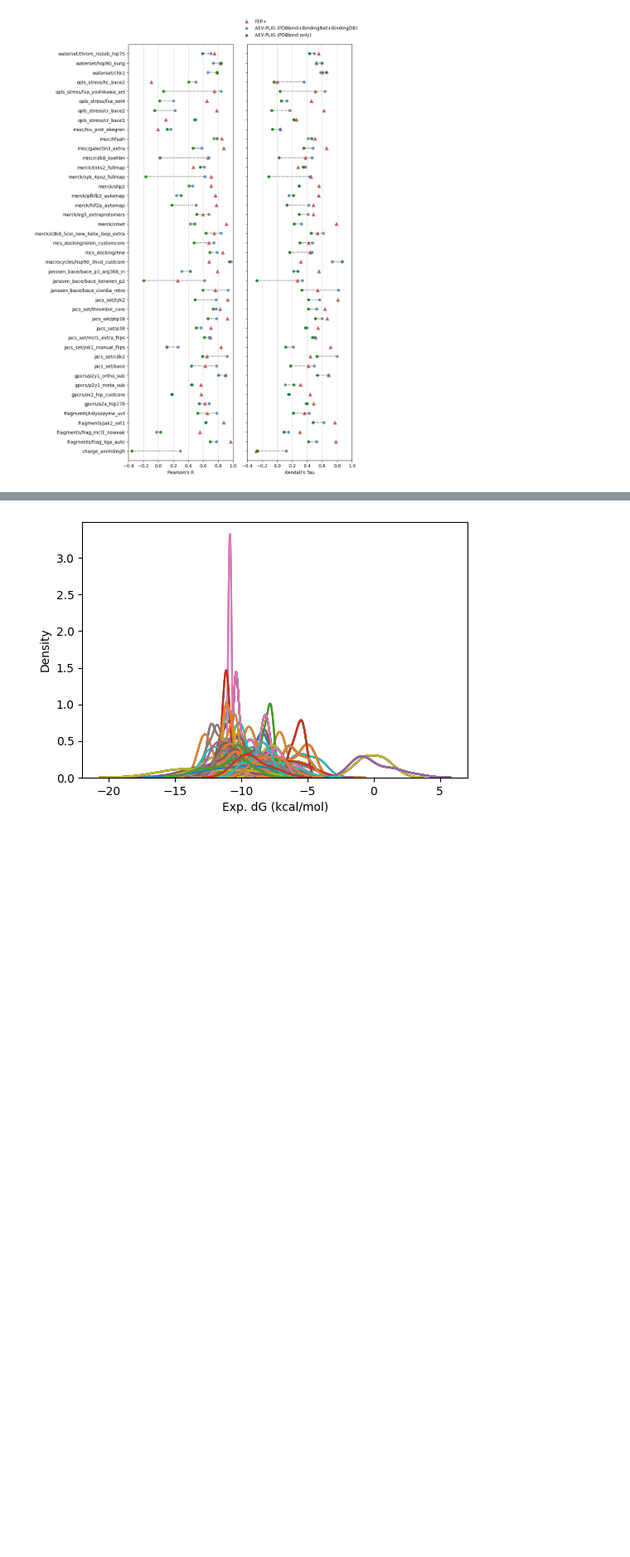
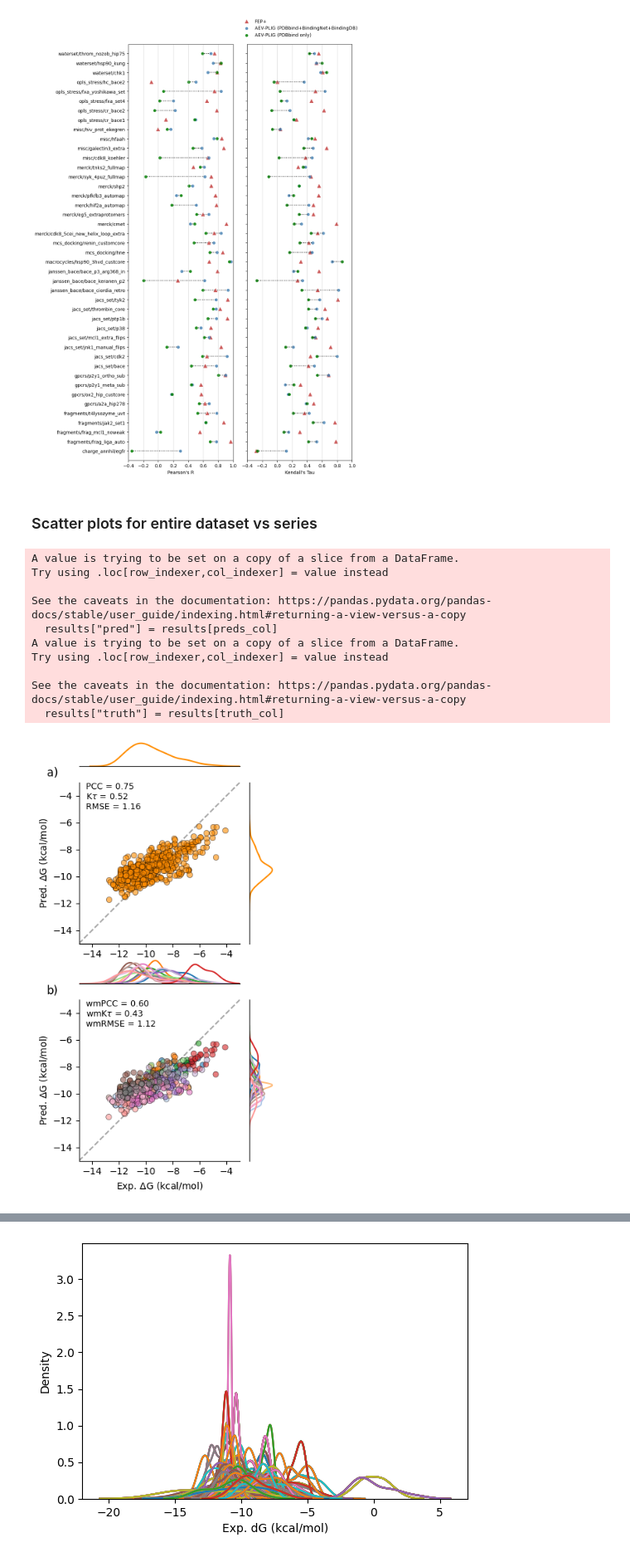
Before and after one commit to matthewtwarren/aev-plig-paper, a Jupyter notebook: figures/AEV-PLIG_figures.ipynb, the cells around one changed output, grey strips where cells are left out. Shown at 83% size. Cells and saved outputs as stored; diff of their text form; code cells hidden in the pictures; blank space fills up the shorter version.

Commit message:
FEP series scatter plots

```diff
--- a/figures/AEV-PLIG_figures.ipynb
+++ b/figures/AEV-PLIG_figures.ipynb
@@ -858,3 +909,5 @@ plot_dot_plot(
 )
 # %% [output]
 [figure]
+# %% [markdown]
+### Scatter plots for entire dataset vs series
@@ -860,0 +1017,34 @@ plot_dot_plot(
+# %%
+results = pd.read_csv(
+    os.path.join(
+        data_path,
+        "bindingnet_bindingdb/AEV-PLIG_fep_benchmark_pdbbind_U_bindingnet_U_bindingdb_ligsim90_predictions.csv",
+    )
+)
+results["preds"] = [pk_to_dg(pk) for pk in results["preds"]]
+results = results.merge(fep_index, how="left", on="unique_id")
+
+counts = pd.DataFrame(results["group_id"].value_counts())
+groups = list(counts[counts["count"] >= 25].index)
+
+results_min25lig = results[results["group_id"].isin(groups)]
+
+aevplig_data = get_performance_df(results_min25lig, 'preds', 'Exp. dG (kcal/mol)', groups)
+
+aev_wpcc = weighted_mean(np.array(aevplig_data["Sample size"]), np.array(aevplig_data["Pearson's R"]))
+aev_wktau = weighted_mean(np.array(aevplig_data["Sample size"]), np.array(aevplig_data["Kendall's Tau"]))
+aev_wrmse = weighted_mean(np.array(aevplig_data["Sample size"]), np.array(aevplig_data["RMSE"]))
+
+plot_scatter_with_marginals_2(results_min25lig, [aev_wpcc, aev_wktau, aev_wrmse], 'Exp. dG (kcal/mol)', 'preds', 'group_id', outpath='fep-benchmarks-series-combined-scatter.png')
+# %% [output]
+A value is trying to be set on a copy of a slice from a DataFrame.
+Try using .loc[row_indexer,col_indexer] = value instead
+
+See the caveats in the documentation: https://pandas.pydata.org/pandas-docs/stable/user_guide/indexing.html#returning-a-view-versus-a-copy
+  results["pred"] = results[preds_col]
+A value is trying to be set on a copy of a slice from a DataFrame.
+Try using .loc[row_indexer,col_indexer] = value instead
+
+See the caveats in the documentation: https://pandas.pydata.org/pandas-docs/stable/user_guide/indexing.html#returning-a-view-versus-a-copy
+  results["truth"] = results[truth_col]
+[figure, added]
```
Also changed, not shown: parts of 8 cells of this notebook, 2 other files.
